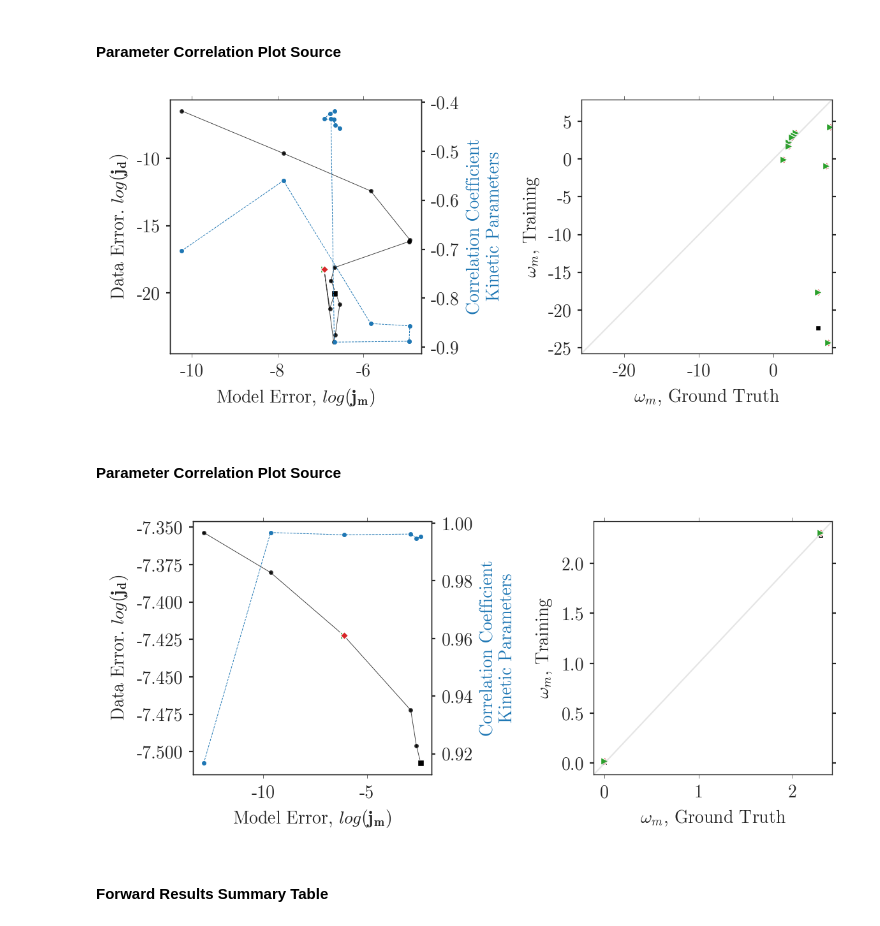
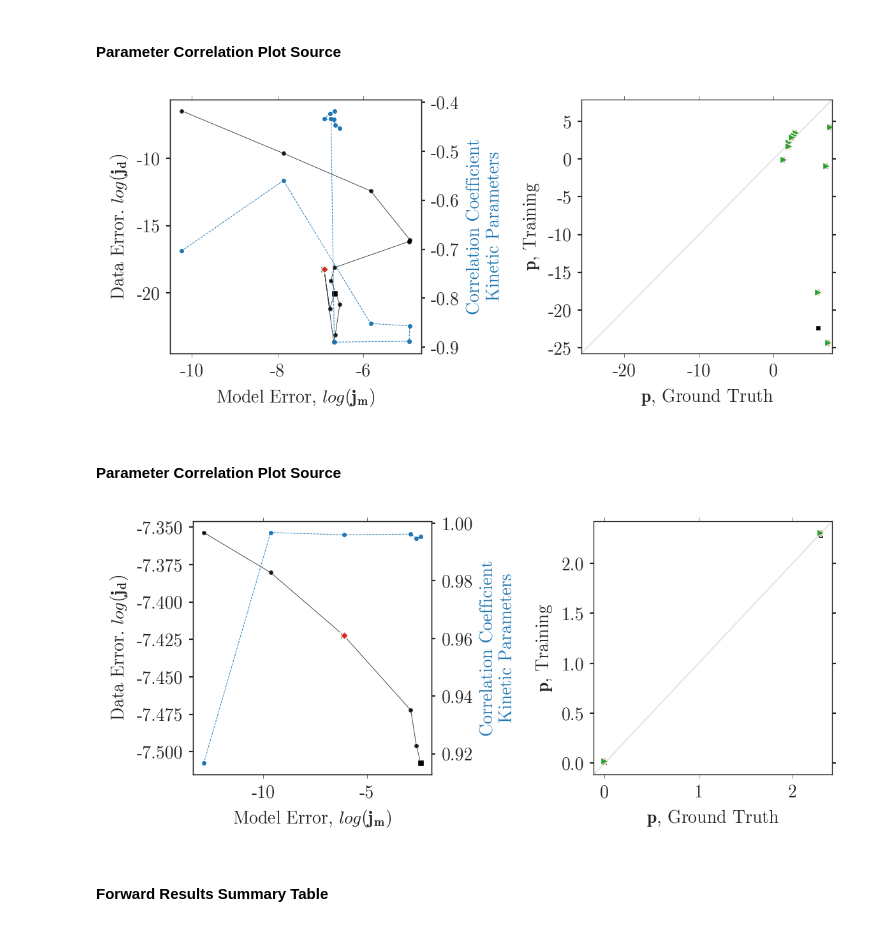
Before and after one commit to gusmaogabriels/kinn, a Jupyter notebook: paper/kinn_plotsgen_reg.ipynb, the cells around one changed output. Cells and saved outputs as stored; diff of their text form; code cells hidden in the pictures.

```diff
--- a/paper/kinn_plotsgen_reg.ipynb
+++ b/paper/kinn_plotsgen_reg.ipynb
@@ -923,36 +922,36 @@ for addon in addons:
         ax.plot(pts_c[:,1],pts_c[:,2],'-',alpha=0.75,lw=.35,marker='.',c='black',ms=3)
         ax2.plot(pts_c[:,1],pts_c[:,3],c=c2,linestyle='--',marker='.',ms=3,lw=0.35)
         ax.plot(pts_c[n0,1],pts_c[n0,2],marker='>',c=cinit,ms=4,mec='white',mew=.5)
         ax.plot(pts_c[nmid,1],pts_c[nmid,2],marker='D',c=cmid,ms=3,mec='white',mew=.5)
         ax.plot(pts_c[nf,1],pts_c[nf,2],marker='s',c=cfinal,ms=3.5,mec='white',mew=.5)
 
         pref = jnp.log(pars[mkm]['kijnpars'])
         pi   = m_[n0,:]
         pmid = m_[nmid,:]
         pf   = m_[nf,:]
         axp.plot(pref,pf,linestyle='',marker='s',c=cfinal,ms=3,mec='white',mew=.5)
         axp.plot(pref,pmid,linestyle='',marker='D',c=cmid,ms=3,mec='white',mew=.5)
         axp.plot(pref,pi,linestyle='',marker='>',c=cinit,ms=4,mec='white',mew=.5)
         pf   = jnp.exp(__results__[s]['mpars'][-4500][0])
 
         bounds = list(axp.get_xlim())+list(axp.get_ylim())
         newbounds = [min(bounds),max(bounds)]
         Ls = (newbounds[-1]-newbounds[0])*1.05
         axp.plot([newbounds[0],newbounds[0]+Ls],[newbounds[0],newbounds[0]+Ls],'-',lw=0.8,alpha=0.2,color='grey')
         axp.set_xlim(newbounds)
         axp.set_ylim(newbounds)
         [i.set_linewidth(0.5)  for ax in axs for i in ax.spines.values()]
         [i.set_linewidth(0.5)  for ax in [ax2] for i in ax.spines.values()]
 
         ax.set_ylabel('Data Error. $log(\mathbf{j_d})$')
         ax.set_xlabel('Model Error, $log(\mathbf{j_m})$')
         ax2.set_ylabel('Correlation Coefficient\nKinetic Parameters',c=c2)
 
-        axp.set_ylabel('$\omega_m$, Training')
-        axp.set_xlabel('$\omega_m$, Ground Truth')
+        axp.set_ylabel('$\mathbf{p}$, Training')
+        axp.set_xlabel('$\mathbf{p}$, Ground Truth')
         plt.tight_layout()
 # %% [output]
-[figure, old version]
+[figure, new version]
 # %% [markdown]
 #### Parameter Correlation Plot Source
 # %%
@@ -1019,11 +1018,11 @@ for addon in addons:
         ax.set_xlabel('Model Error, $log(\mathbf{j_m})$')
         ax2.set_ylabel('Correlation Coefficient\nKinetic Parameters',c=c2)
 
-        axp.set_ylabel('$\omega_m$, Training')
-        axp.set_xlabel('$\omega_m$, Ground Truth')
+        axp.set_ylabel('$\mathbf{p}$, Training')
+        axp.set_xlabel('$\mathbf{p}$, Ground Truth')
         plt.tight_layout()
 # %% [output]
-[figure, old version]
+[figure, new version]
 # %% [markdown]
 #### Forward Results Summary Table
 # %%
```
Also changed, not shown: parts of 4 cells of this notebook, 1 other file.
